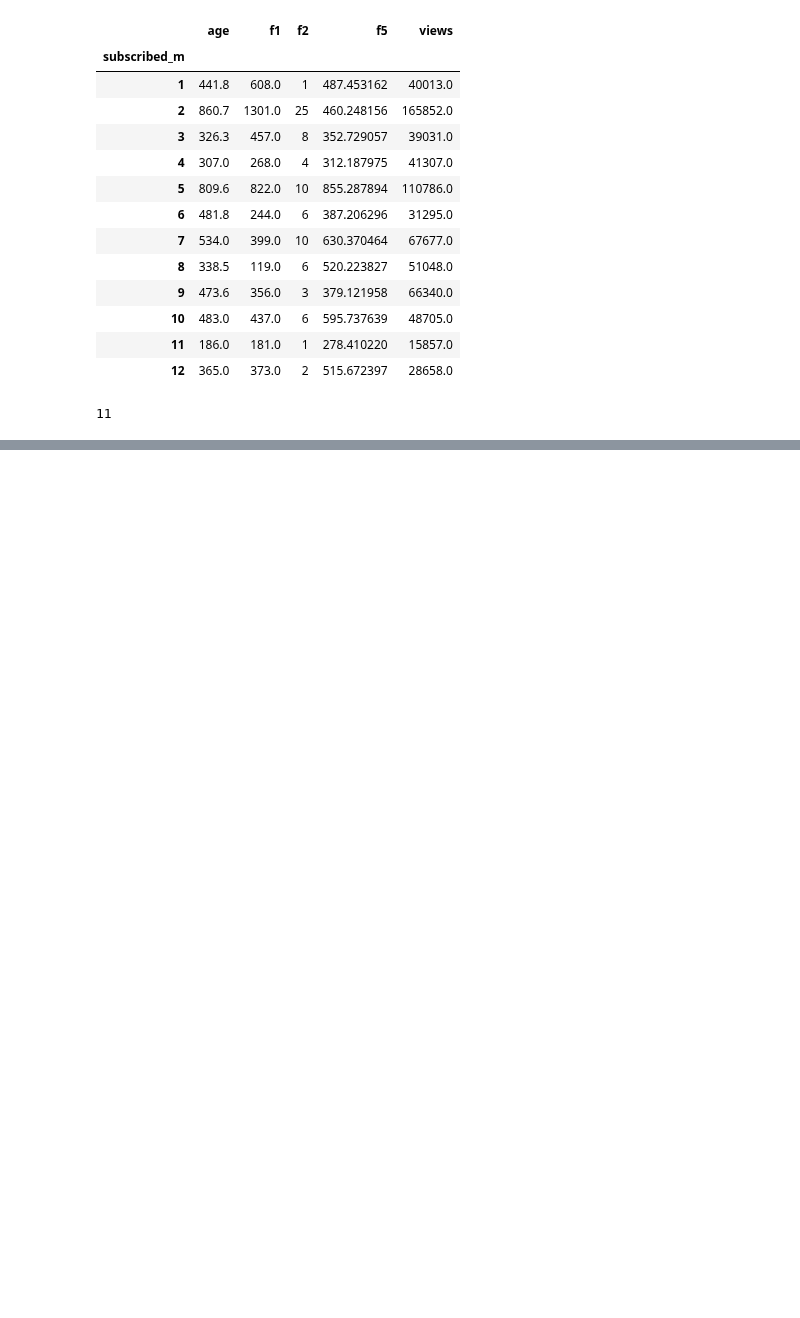
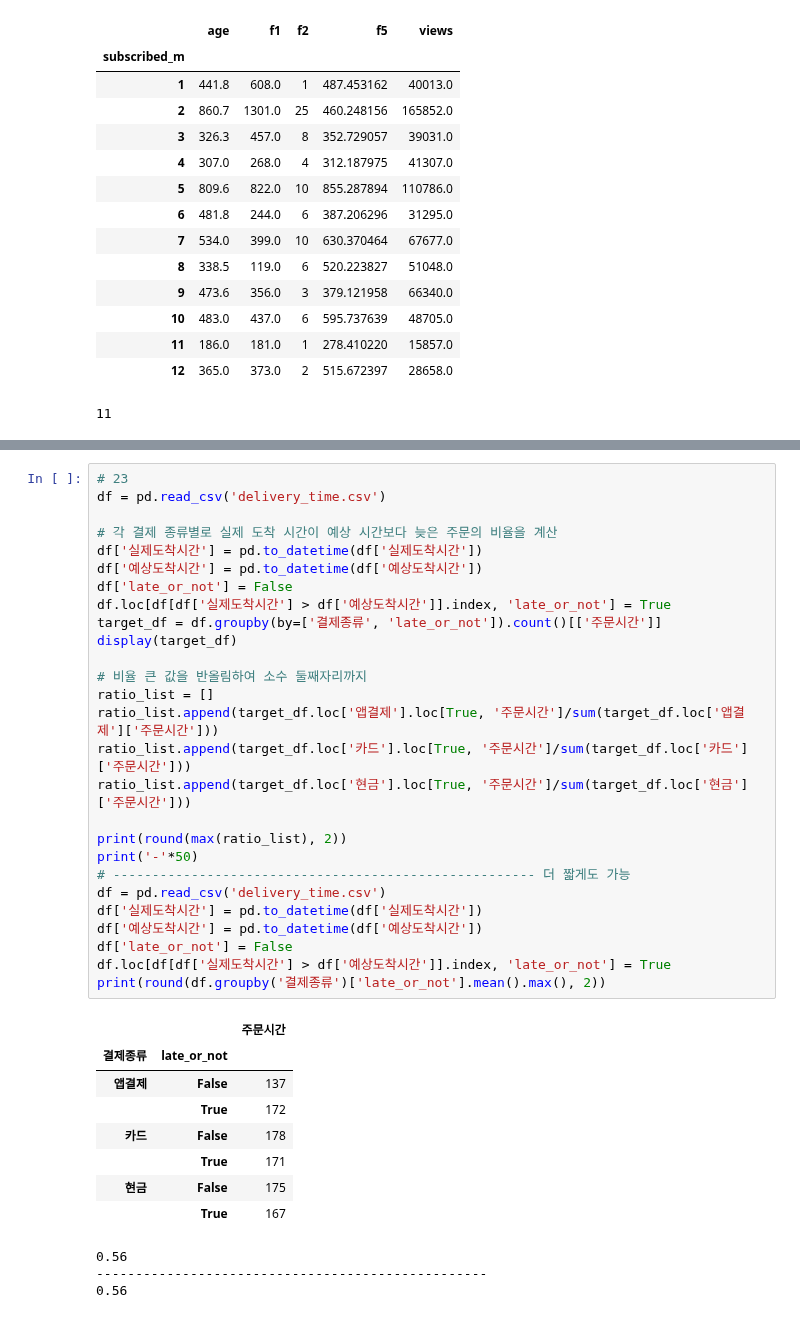
Before and after one commit to YoungriKIM/Engineer_Big_Data_Analysis, a Jupyter notebook: 퇴근후딴짓/part1/ch3/selfstudy.ipynb, the cells around one changed output, grey strips where cells are left out. Cells and saved outputs as stored; diff of their text form; blank space fills up the shorter version.

```diff
--- a/퇴근후딴짓/part1/ch3/selfstudy.ipynb
+++ b/퇴근후딴짓/part1/ch3/selfstudy.ipynb
@@ -509,0 +549,39 @@ int(by_month_sum['views'].idxmin())
+# %%
+# 23
+df = pd.read_csv('delivery_time.csv')
+
+# 각 결제 종류별로 실제 도착 시간이 예상 시간보다 늦은 주문의 비율을 계산
+df['실제도착시간'] = pd.to_datetime(df['실제도착시간'])
+df['예상도착시간'] = pd.to_datetime(df['예상도착시간'])
+df['late_or_not'] = False
+df.loc[df[df['실제도착시간'] > df['예상도착시간']].index, 'late_or_not'] = True
+target_df = df.groupby(by=['결제종류', 'late_or_not']).count()[['주문시간']]
+display(target_df)
+
+# 비율 큰 값을 반올림하여 소수 둘째자리까지
+ratio_list = []
+ratio_list.append(target_df.loc['앱결제'].loc[True, '주문시간']/sum(target_df.loc['앱결제']['주문시간']))
+ratio_list.append(target_df.loc['카드'].loc[True, '주문시간']/sum(target_df.loc['카드']['주문시간']))
+ratio_list.append(target_df.loc['현금'].loc[True, '주문시간']/sum(target_df.loc['현금']['주문시간']))
+
+print(round(max(ratio_list), 2))
+print('-'*50)
+# ------------------------------------------------------ 더 짧게도 가능
+df = pd.read_csv('delivery_time.csv')
+df['실제도착시간'] = pd.to_datetime(df['실제도착시간'])
+df['예상도착시간'] = pd.to_datetime(df['예상도착시간'])
+df['late_or_not'] = False
+df.loc[df[df['실제도착시간'] > df['예상도착시간']].index, 'late_or_not'] = True
+print(round(df.groupby('결제종류')['late_or_not'].mean().max(), 2))
+# %% [output]
+|  |  | 주문시간 |
+| 결제종류 | late_or_not |  |
+| 앱결제 | False | 137 |
+|  | True | 172 |
+| 카드 | False | 178 |
+|  | True | 171 |
+| 현금 | False | 175 |
+|  | True | 167 |
+0.56
+--------------------------------------------------
+0.56
```
Also changed, not shown: parts of 5 cells of this notebook, 1 other file.
